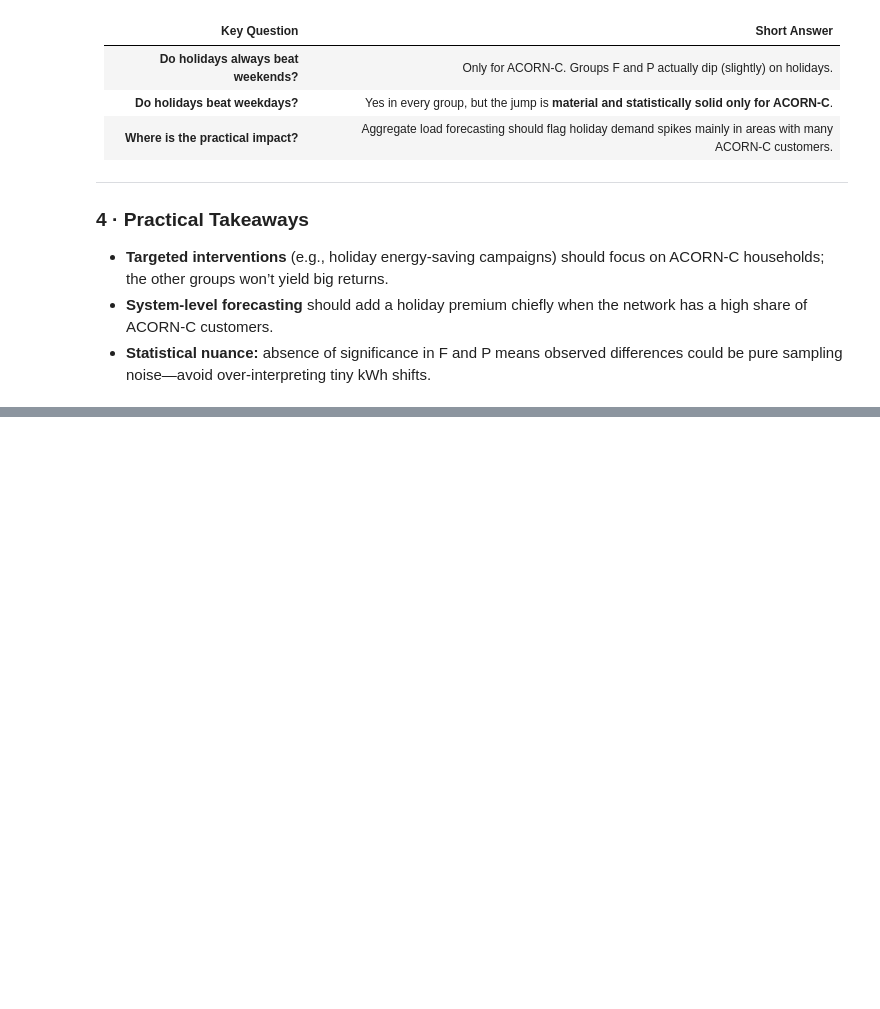
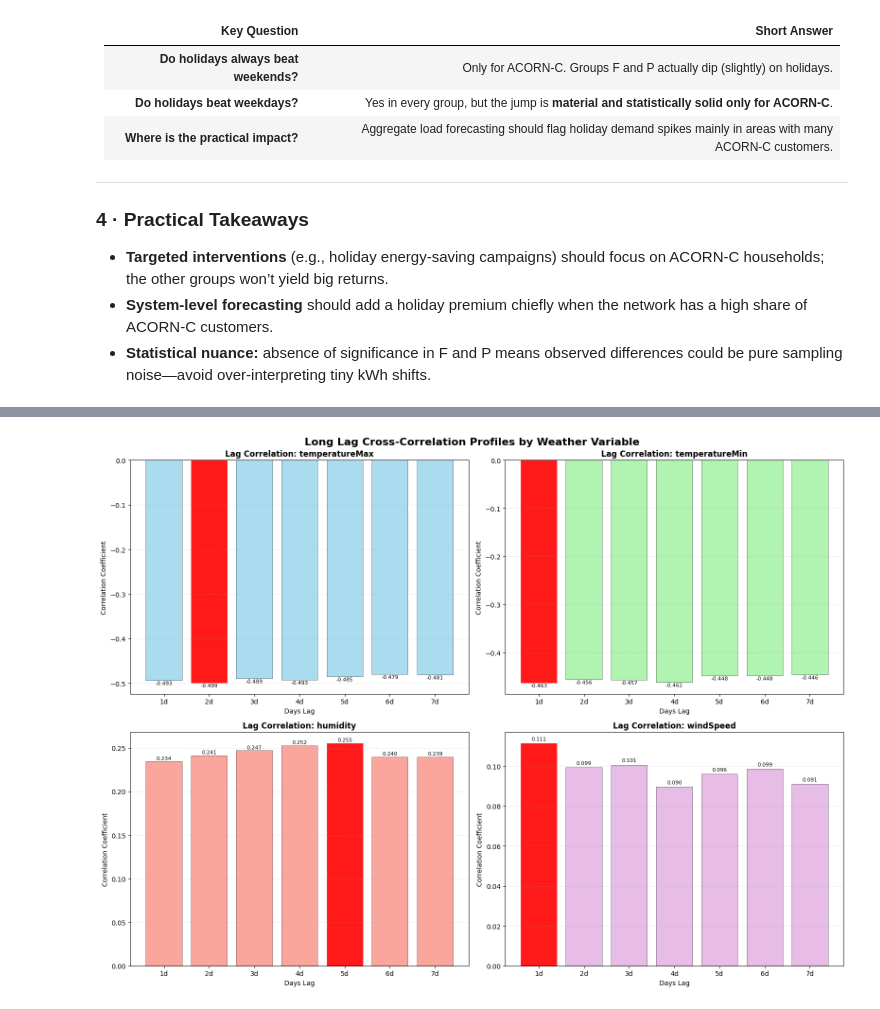
Before and after one commit to thiagonarcizo/Forecast-of-Electricity-Consumption, a Jupyter notebook: notebooks_thiago/01_data_exploration.ipynb, the cells around one changed output, grey strips where cells are left out. Saved outputs shown, nothing was run; the diff lists cells and outputs as text; code cells hidden in the pictures; blank space fills up the shorter version.

```diff
--- a/notebooks_thiago/01_data_exploration.ipynb
+++ b/notebooks_thiago/01_data_exploration.ipynb
@@ -646,0 +851,75 @@ Holidays have HIGHER consumption than weekdays
+# %%
+# Detailed Analysis of Specific Weather Variables
+
+if not long_lag_corr_df.empty and len(weather_cols_daily) > 0:
+    # Plot individual lag correlation profiles for key variables
+    fig, axes = plt.subplots(2, 2, figsize=(16, 12))
+    axes = axes.flatten()
+
+    # Select up to 4 weather variables for detailed plotting
+    vars_to_plot = weather_cols_daily[:4]
+    colors = ['skyblue', 'lightgreen', 'salmon', 'plum']
+
+    for i, weather_var in enumerate(vars_to_plot):
+        if i < len(axes) and weather_var in long_lag_corr_df.columns:
+            ax = axes[i]
+            correlations = long_lag_corr_df[weather_var]
+
+            # Bar plot
+            bars = ax.bar(range(len(correlations)), correlations.values,
+                         color=colors[i], alpha=0.7, edgecolor='black', linewidth=0.5)
+
+            # Highlight strongest correlation
+            max_idx = np.abs(correlations.values).argmax()
+            bars[max_idx].set_color('red')
+            bars[max_idx].set_alpha(0.9)
+
+            ax.set_title(f'Lag Correlation: {weather_var}', fontsize=12, fontweight='bold')
+            ax.set_xlabel('Days Lag', fontsize=10)
+            ax.set_ylabel('Correlation Coefficient', fontsize=10)
+            ax.set_xticks(range(len(correlations)))
+            ax.set_xticklabels([f'{lag}d' for lag in long_lag_periods])
+            ax.grid(axis='y', linestyle='--', alpha=0.3)
+            ax.axhline(y=0, color='black', linestyle='-', linewidth=0.5)
+
+            # Add value labels on bars
+            for j, bar in enumerate(bars):
+                height = bar.get_height()
+                ax.text(bar.get_x() + bar.get_width()/2., height + 0.001 * np.sign(height),
+                       f'{height:.3f}', ha='center', va='bottom' if height > 0 else 'top',
+                       fontsize=8)
+
+    # Hide unused subplots
+    for i in range(len(vars_to_plot), len(axes)):
+        axes[i].set_visible(False)
+
+    plt.suptitle('Long Lag Cross-Correlation Profiles by Weather Variable',
+                fontsize=16, fontweight='bold', y=0.98)
+    plt.tight_layout()
+    plt.show()
+
+    # Summary statistics
+    print("\n=== LONG LAG CORRELATION SUMMARY ===")
+    print(f"Analysis period: {merged_daily_lag.index.min()} to {merged_daily_lag.index.max()}")
+    print(f"Total daily observations: {len(merged_daily_lag)}")
+    print(f"Weather variables analyzed: {len(weather_cols_daily)}")
+
+    # Categorize correlations
+    all_corrs = long_lag_corr_df.values.flatten()
+    all_corrs = all_corrs[~np.isnan(all_corrs)]
+
+    strong = np.sum(np.abs(all_corrs) > 0.7)
+    moderate = np.sum((np.abs(all_corrs) > 0.3) & (np.abs(all_corrs) <= 0.7))
+    weak = np.sum((np.abs(all_corrs) > 0.1) & (np.abs(all_corrs) <= 0.3))
+    negligible = np.sum(np.abs(all_corrs) <= 0.1)
+
+    total = len(all_corrs)
+    print(f"\nCorrelation distribution ({total} total):")
+    print(f"Strong: {strong} ({strong/total*100:.1f}%)")
+    print(f"Moderate: {moderate} ({moderate/total*100:.1f}%)")
+    print(f"Weak: {weak} ({weak/total*100:.1f}%)")
+    print(f"Negligible: {negligible} ({negligible/total*100:.1f}%)")
+else:
+    print("Unable to perform detailed analysis - insufficient data or weather variables.")
+# %% [output]
+[figure, added]
```
Also changed, not shown: parts of 12 cells of this notebook, 1 other file.
